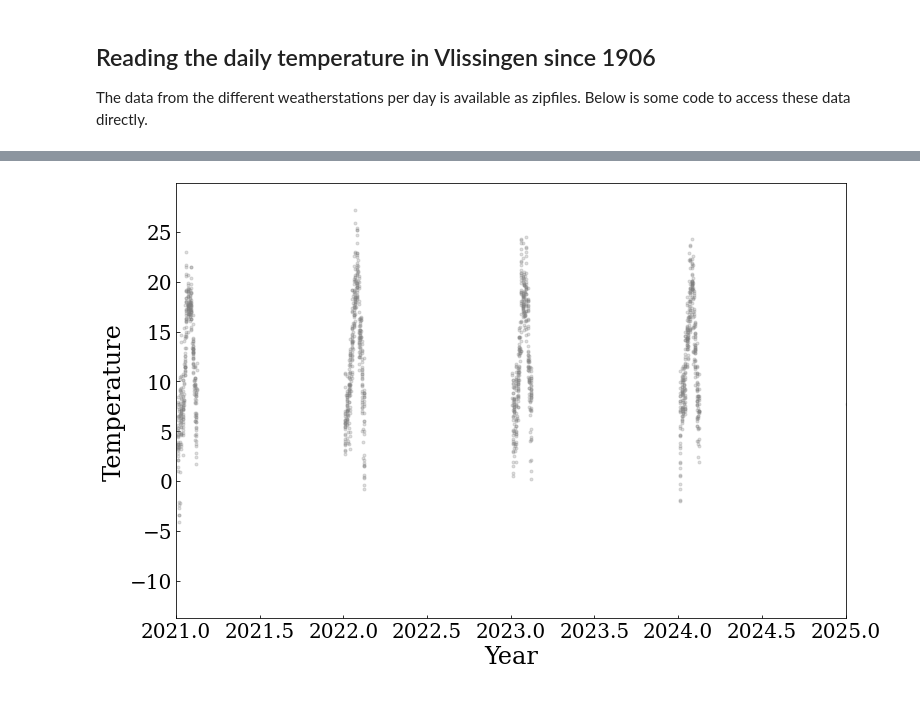
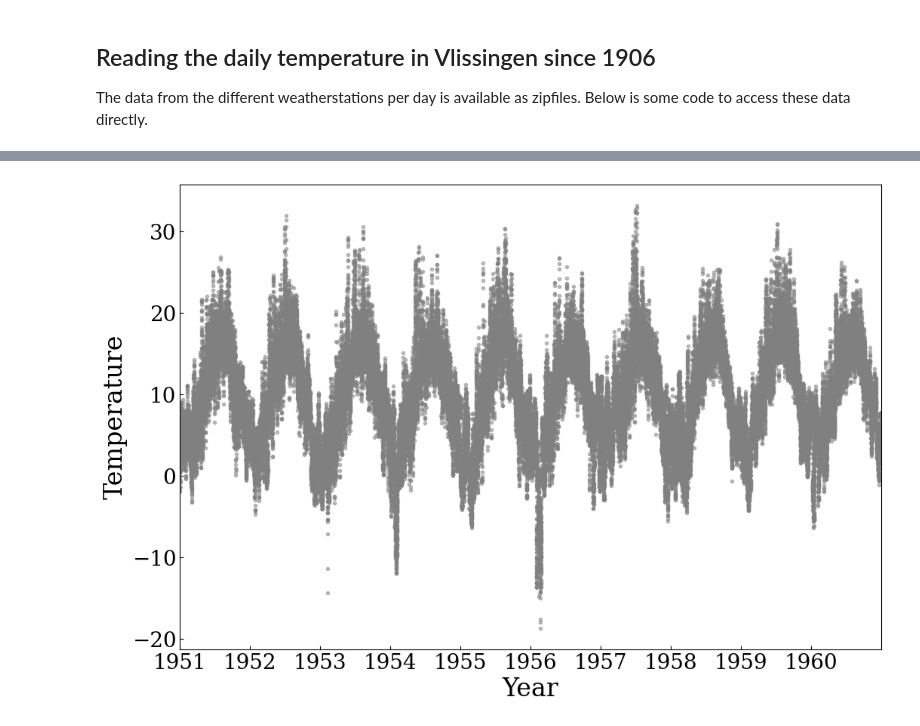
Before and after one commit to mdedood/mdedood.github.io, a Jupyter notebook: RS-BP/python/Vlissingen Temperature.ipynb, the cells around one changed output, grey strips where cells are left out. Drawn from its saved outputs; the diff is of its cells as text; code cells hidden in the pictures.

```diff
--- a/RS-BP/python/Vlissingen Temperature.ipynb
+++ b/RS-BP/python/Vlissingen Temperature.ipynb
@@ -58,0 +68,12 @@ plt.show()
+# %%
+hour_310=pd.read_csv('https://cdn.knmi.nl/knmi/map/page/klimatologie/gegevens/uurgegevens/uurgeg_310_1951-1960.zip', skiprows=30)
+hour_310.columns=hour_310.columns.str.strip(',') #remove the strange comma from the column names
+hour_310.columns=hour_310.columns.str.strip(' ') #remove the spaces from the column names
+hour_310=hour_310.apply(pd.to_numeric, errors='coerce') # This converts the strings to numbers
+hour_310['Date'] = pd.to_datetime(
+    hour_310['YYYYMMDD'].astype(str) + hour_310['HH'].astype(int).astype(str).str.zfill(2),
+    format='%Y%m%d%H',
+    errors='coerce'  # just in case there are bad values
+)
+hour_310 = hour_310.set_index('Date')
+hour_310.head()
@@ -59,9 +89,9 @@ plt.show()
 # %%
 plt.figure(figsize=(12,8))
-plt.plot(day_310['YYYYMMDD']/10000.0, day_310['TG']/10.0, ls='none', marker='o', markersize=3, color='gray', alpha=0.25)
+plt.plot(hour_310['T']/10.0, ls='none', marker='o', markersize=3, color='gray', alpha=0.5)
 plt.xlabel('Year') # Axes have labels!
 plt.ylabel('Temperature')
-plt.xlim([2021,2025])
+plt.xlim(pd.Timestamp('1951-01-01'), pd.Timestamp('1960-12-31'))
 plt.show()
 # %% [output]
-[figure, old version]
+[figure, new version]
```
Also changed, not shown: parts of 6 cells of this notebook, 1 other file.
